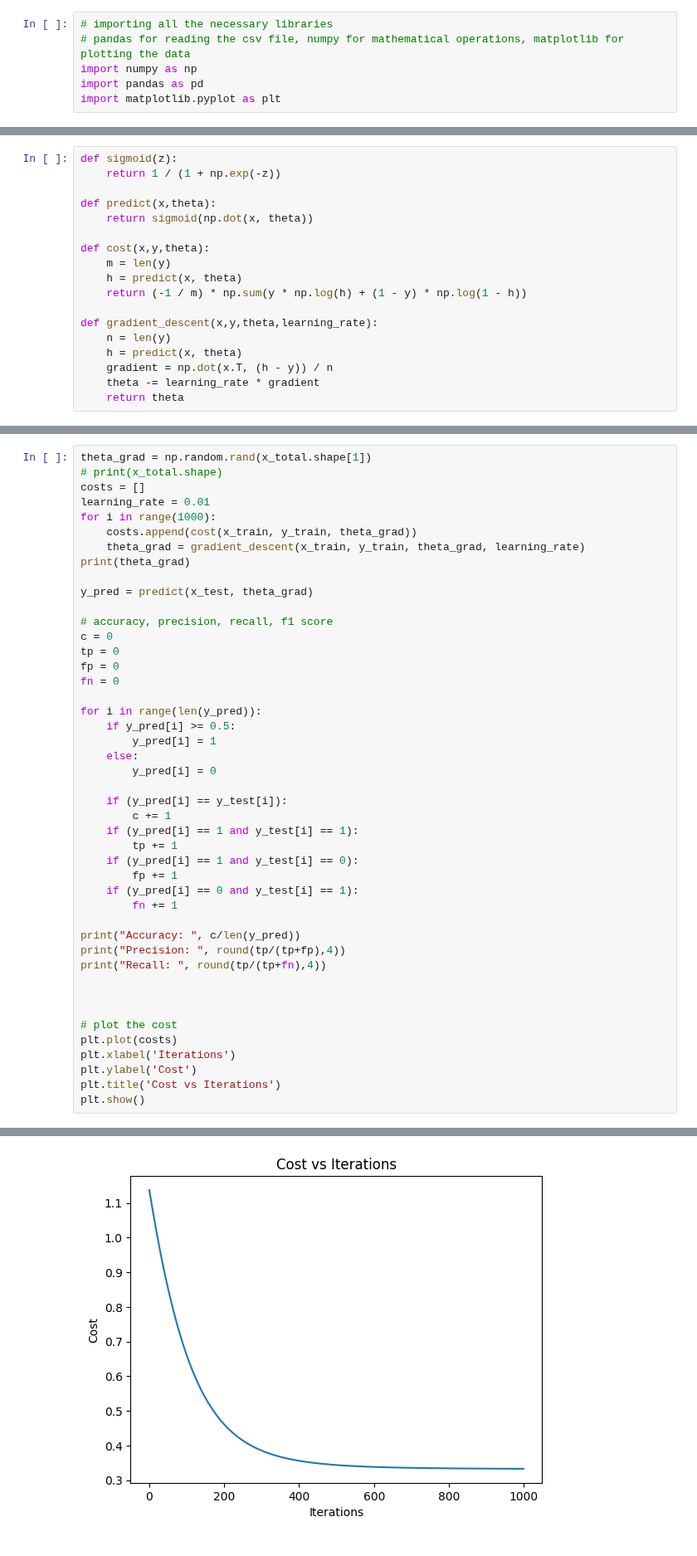
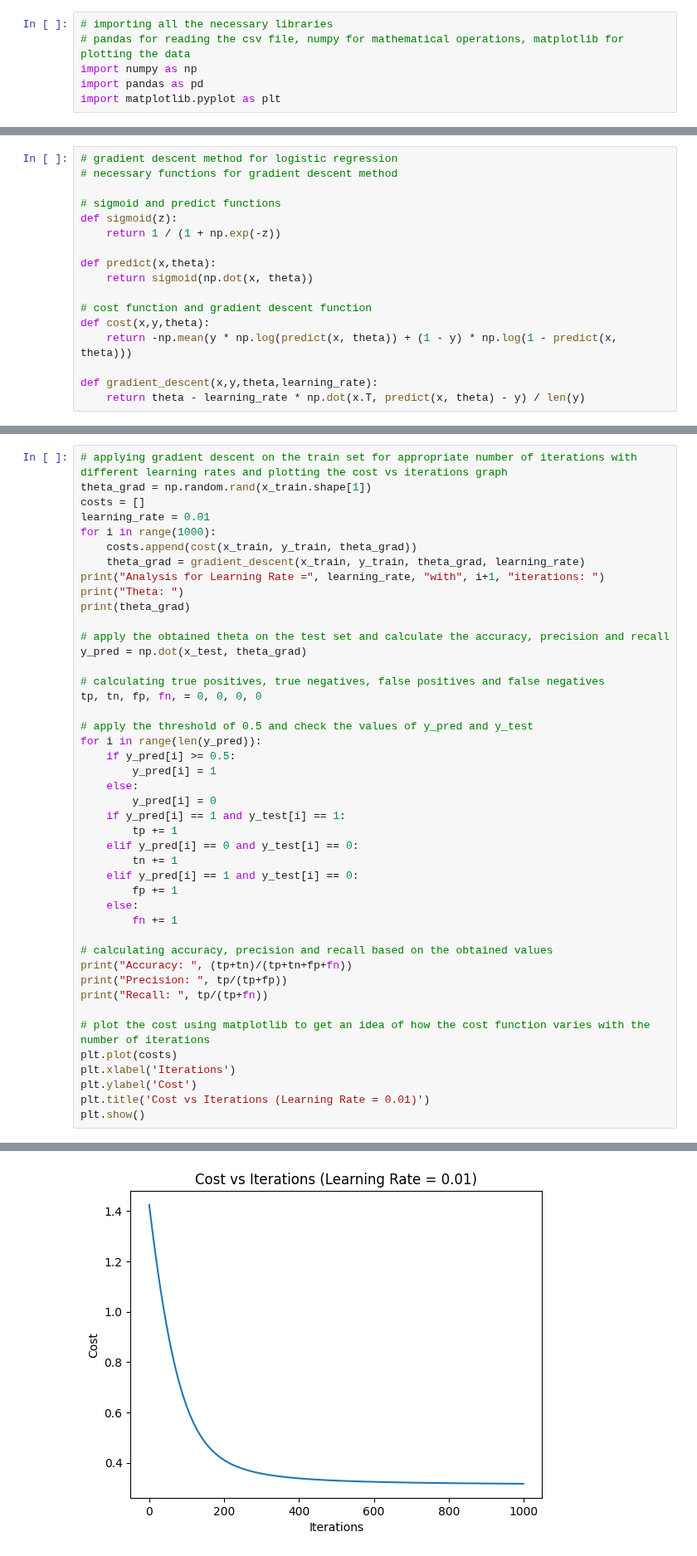
Before and after one commit to Baron105/ML-Assignments, a Jupyter notebook: CS60050/ML_Assignment_1/21CS10014_Barun_Parua/logistic-regression/code.ipynb, the cells around one changed output, grey strips where cells are left out. Shown at 83% size. Drawn from its saved outputs; the diff is of its cells as text.

Commit message:
added reports and commented logistic

```diff
--- a/CS60050/ML_Assignment_1/21CS10014_Barun_Parua/logistic-regression/code.ipynb
+++ b/CS60050/ML_Assignment_1/21CS10014_Barun_Parua/logistic-regression/code.ipynb
@@ -52,18 +88,17 @@ print(x_train.shape, y_train.shape)
 # %%
+# gradient descent method for logistic regression
+# necessary functions for gradient descent method
+
+# sigmoid and predict functions
 def sigmoid(z):
     return 1 / (1 + np.exp(-z))
 
 def predict(x,theta):
     return sigmoid(np.dot(x, theta))
 
+# cost function and gradient descent function
 def cost(x,y,theta):
-    m = len(y)
-    h = predict(x, theta)
-    return (-1 / m) * np.sum(y * np.log(h) + (1 - y) * np.log(1 - h))
+    return -np.mean(y * np.log(predict(x, theta)) + (1 - y) * np.log(1 - predict(x, theta)))
 
 def gradient_descent(x,y,theta,learning_rate):
-    n = len(y)
-    h = predict(x, theta)
-    gradient = np.dot(x.T, (h - y)) / n
-    theta -= learning_rate * gradient
-    return theta
+    return theta - learning_rate * np.dot(x.T, predict(x, theta) - y) / len(y)
@@ -70,46 +166,45 @@ def gradient_descent(x,y,theta,learning_rate):
 # %%
-theta_grad = np.random.rand(x_total.shape[1])
-# print(x_total.shape)
+# applying gradient descent on the train set for appropriate number of iterations with different learning rates and plotting the cost vs iterations graph
+theta_grad = np.random.rand(x_train.shape[1])
 costs = []
 learning_rate = 0.01
 for i in range(1000):
     costs.append(cost(x_train, y_train, theta_grad))
     theta_grad = gradient_descent(x_train, y_train, theta_grad, learning_rate)
+print("Analysis for Learning Rate =", learning_rate, "with", i+1, "iterations: ")
+print("Theta: ")
 print(theta_grad)
 
-y_pred = predict(x_test, theta_grad)
+# apply the obtained theta on the test set and calculate the accuracy, precision and recall
+y_pred = np.dot(x_test, theta_grad)
 
-# accuracy, precision, recall, f1 score
-c = 0
-tp = 0
-fp = 0
-fn = 0
+# calculating true positives, true negatives, false positives and false negatives
+tp, tn, fp, fn, = 0, 0, 0, 0
 
+# apply the threshold of 0.5 and check the values of y_pred and y_test
 for i in range(len(y_pred)):
     if y_pred[i] >= 0.5:
         y_pred[i] = 1
     else:
         y_pred[i] = 0
-
-    if (y_pred[i] == y_test[i]):
-        c += 1
-    if (y_pred[i] == 1 and y_test[i] == 1):
+    if y_pred[i] == 1 and y_test[i] == 1:
         tp += 1
-    if (y_pred[i] == 1 and y_test[i] == 0):
+    elif y_pred[i] == 0 and y_test[i] == 0:
+        tn += 1
+    elif y_pred[i] == 1 and y_test[i] == 0:
         fp += 1
-    if (y_pred[i] == 0 and y_test[i] == 1):
+    else:
         fn += 1
 
-print("Accuracy: ", c/len(y_pred))
-print("Precision: ", round(tp/(tp+fp),4))
-print("Recall: ", round(tp/(tp+fn),4))
+# calculating accuracy, precision and recall based on the obtained values
+print("Accuracy: ", (tp+tn)/(tp+tn+fp+fn))
+print("Precision: ", tp/(tp+fp))
+print("Recall: ", tp/(tp+fn))
 
-
-
-# plot the cost
+# plot the cost using matplotlib to get an idea of how the cost function varies with the number of iterations
 plt.plot(costs)
 plt.xlabel('Iterations')
 plt.ylabel('Cost')
-plt.title('Cost vs Iterations')
+plt.title('Cost vs Iterations (Learning Rate = 0.01)')
 plt.show()
 # %% [output]
@@ -121,2 +218,2 @@ Recall:  0.8733
-[figure, old version]
+[figure, new version]
 # %%
```
Also changed, not shown: parts of 11 cells of this notebook, 3 other files.
